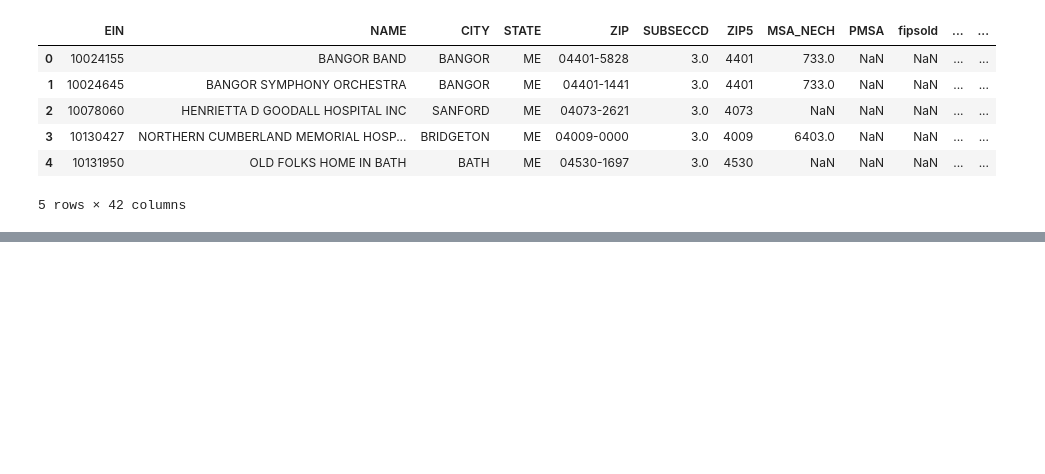
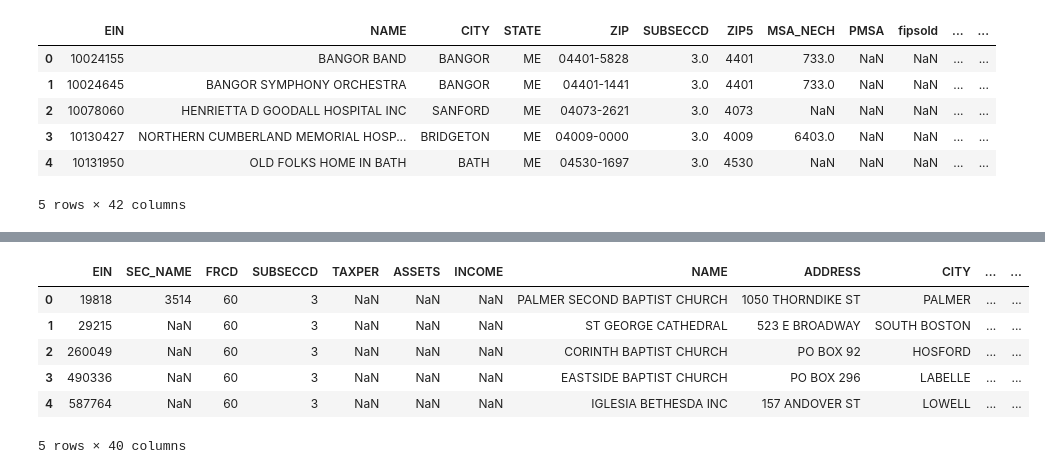
Before and after one commit to srmonteiro/nccs_philanthropy, a Jupyter notebook: nccs_analysis.ipynb, the cells around one changed output, grey strips where cells are left out. Drawn from its saved outputs; the diff is of its cells as text; code cells hidden in the pictures; blank space fills up the shorter version.

```diff
--- a/nccs_analysis.ipynb
+++ b/nccs_analysis.ipynb
@@ -525,0 +475,15 @@ display(summary_df)
+# %%
+nccs_links = pd.read_csv('nccs_datafile_links.csv')
+url = nccs_links['link']
+len(url)
+
+nccs_990_df_2018_1812 = pd.read_csv(url[83], low_memory=False)
+nccs_990_df_2018_1812.head()
+# %% [output]
+|  | EIN | SEC_NAME | FRCD | SUBSECCD | TAXPER | ASSETS | INCOME | NAME | ADDRESS | CITY | ... | ... |
+| 0 | 19818 | 3514 | 60 | 3 | NaN | NaN | NaN | PALMER SECOND BAPTIST CHURCH | 1050 THORNDIKE ST | PALMER | ... | ... |
+| 1 | 29215 | NaN | 60 | 3 | NaN | NaN | NaN | ST GEORGE CATHEDRAL | 523 E BROADWAY | SOUTH BOSTON | ... | ... |
+| 2 | 260049 | NaN | 60 | 3 | NaN | NaN | NaN | CORINTH BAPTIST CHURCH | PO BOX 92 | HOSFORD | ... | ... |
+| 3 | 490336 | NaN | 60 | 3 | NaN | NaN | NaN | EASTSIDE BAPTIST CHURCH | PO BOX 296 | LABELLE | ... | ... |
+| 4 | 587764 | NaN | 60 | 3 | NaN | NaN | NaN | IGLESIA BETHESDA INC | 157 ANDOVER ST | LOWELL | ... | ... |
+5 rows × 40 columns
```
Also changed, not shown: parts of 8 cells of this notebook.
